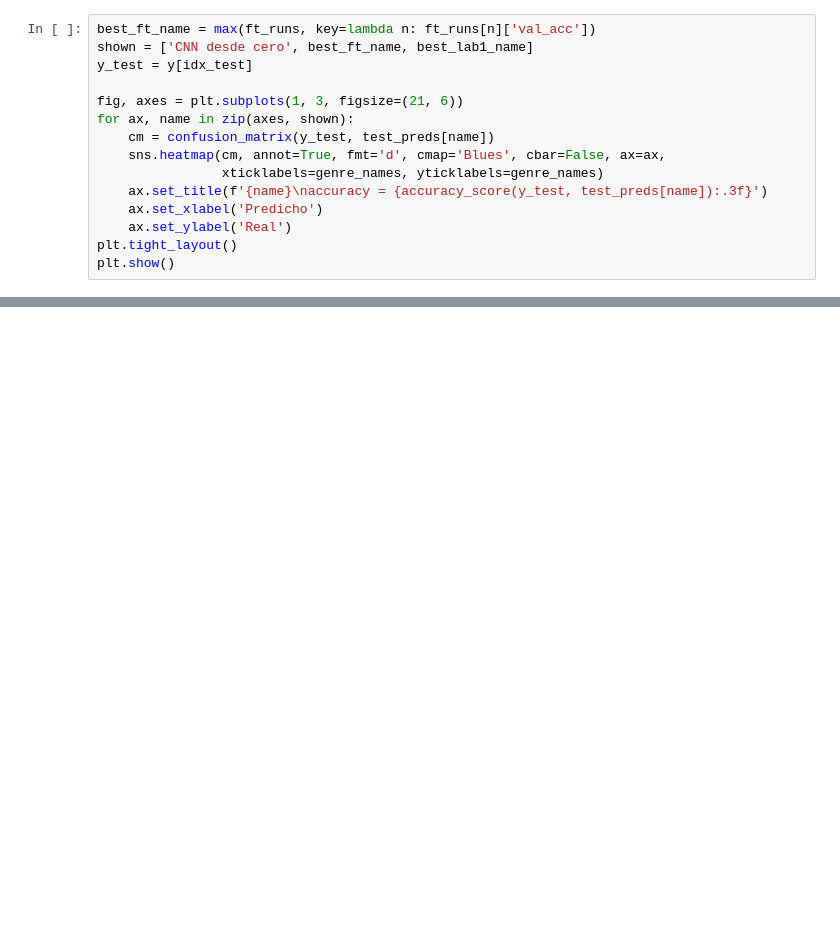
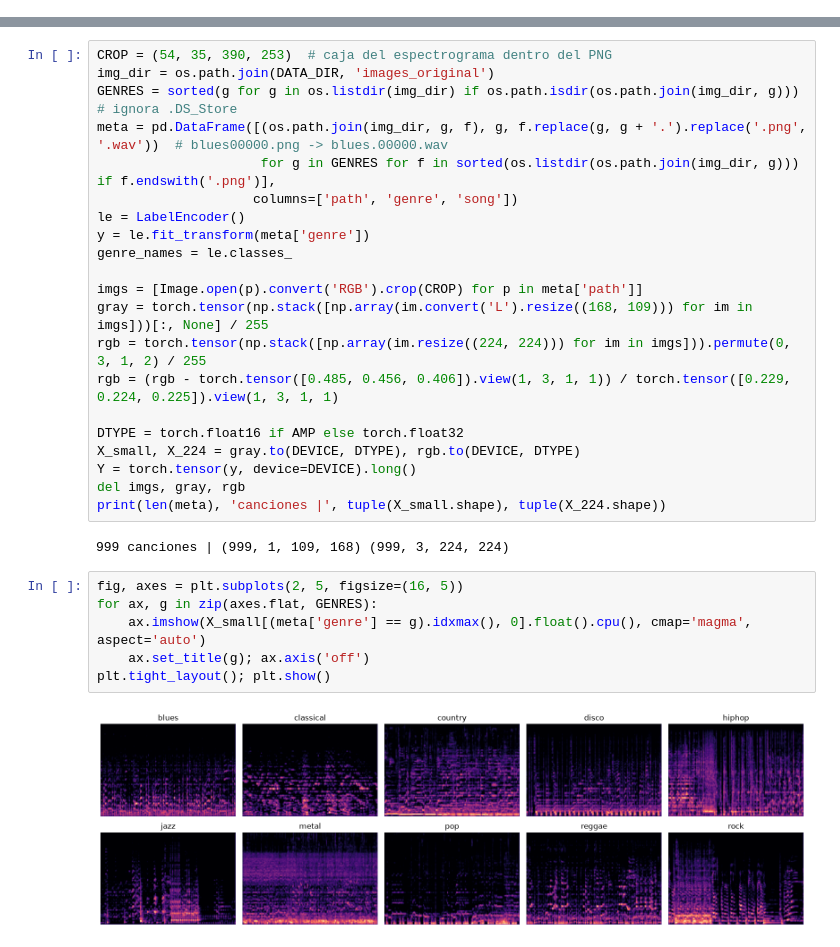
Before and after one commit to davidCendejas712/MusicTech__MSC-ML, a Jupyter notebook: Lab2/lab2.ipynb, the cells around one changed output, grey strips where cells are left out. Saved outputs shown, nothing was run; the diff lists cells and outputs as text; blank space fills up the shorter version.

```diff
--- a/Lab2/lab2.ipynb
+++ b/Lab2/lab2.ipynb
@@ -460,15 +0,0 @@ Se comparan tres modelos: la mejor CNN desde cero, el mejor fine-tuning (elegido
-# %%
-best_ft_name = max(ft_runs, key=lambda n: ft_runs[n]['val_acc'])
-shown = ['CNN desde cero', best_ft_name, best_lab1_name]
-y_test = y[idx_test]
-
-fig, axes = plt.subplots(1, 3, figsize=(21, 6))
-for ax, name in zip(axes, shown):
-    cm = confusion_matrix(y_test, test_preds[name])
-    sns.heatmap(cm, annot=True, fmt='d', cmap='Blues', cbar=False, ax=ax,
-                xticklabels=genre_names, yticklabels=genre_names)
-    ax.set_title(f'{name}\naccuracy = {accuracy_score(y_test, test_preds[name]):.3f}')
-    ax.set_xlabel('Predicho')
-    ax.set_ylabel('Real')
-plt.tight_layout()
-plt.show()
@@ -562,0 +53,31 @@ plt.show()
+# %%
+CROP = (54, 35, 390, 253)  # caja del espectrograma dentro del PNG
+img_dir = os.path.join(DATA_DIR, 'images_original')
+GENRES = sorted(g for g in os.listdir(img_dir) if os.path.isdir(os.path.join(img_dir, g)))  # ignora .DS_Store
+meta = pd.DataFrame([(os.path.join(img_dir, g, f), g, f.replace(g, g + '.').replace('.png', '.wav'))  # blues00000.png -> blues.00000.wav
+                     for g in GENRES for f in sorted(os.listdir(os.path.join(img_dir, g))) if f.endswith('.png')],
+                    columns=['path', 'genre', 'song'])
+le = LabelEncoder()
+y = le.fit_transform(meta['genre'])
+genre_names = le.classes_
+
+imgs = [Image.open(p).convert('RGB').crop(CROP) for p in meta['path']]
+gray = torch.tensor(np.stack([np.array(im.convert('L').resize((168, 109))) for im in imgs]))[:, None] / 255
+rgb = torch.tensor(np.stack([np.array(im.resize((224, 224))) for im in imgs])).permute(0, 3, 1, 2) / 255
+rgb = (rgb - torch.tensor([0.485, 0.456, 0.406]).view(1, 3, 1, 1)) / torch.tensor([0.229, 0.224, 0.225]).view(1, 3, 1, 1)
+
+DTYPE = torch.float16 if AMP else torch.float32
+X_small, X_224 = gray.to(DEVICE, DTYPE), rgb.to(DEVICE, DTYPE)
+Y = torch.tensor(y, device=DEVICE).long()
+del imgs, gray, rgb
+print(len(meta), 'canciones |', tuple(X_small.shape), tuple(X_224.shape))
+# %% [output]
+999 canciones | (999, 1, 109, 168) (999, 3, 224, 224)
+# %%
+fig, axes = plt.subplots(2, 5, figsize=(16, 5))
+for ax, g in zip(axes.flat, GENRES):
+    ax.imshow(X_small[(meta['genre'] == g).idxmax(), 0].float().cpu(), cmap='magma', aspect='auto')
+    ax.set_title(g); ax.axis('off')
+plt.tight_layout(); plt.show()
+# %% [output]
+[figure, added]
```
Also changed, not shown: parts of 58 cells of this notebook, 2 other files.
